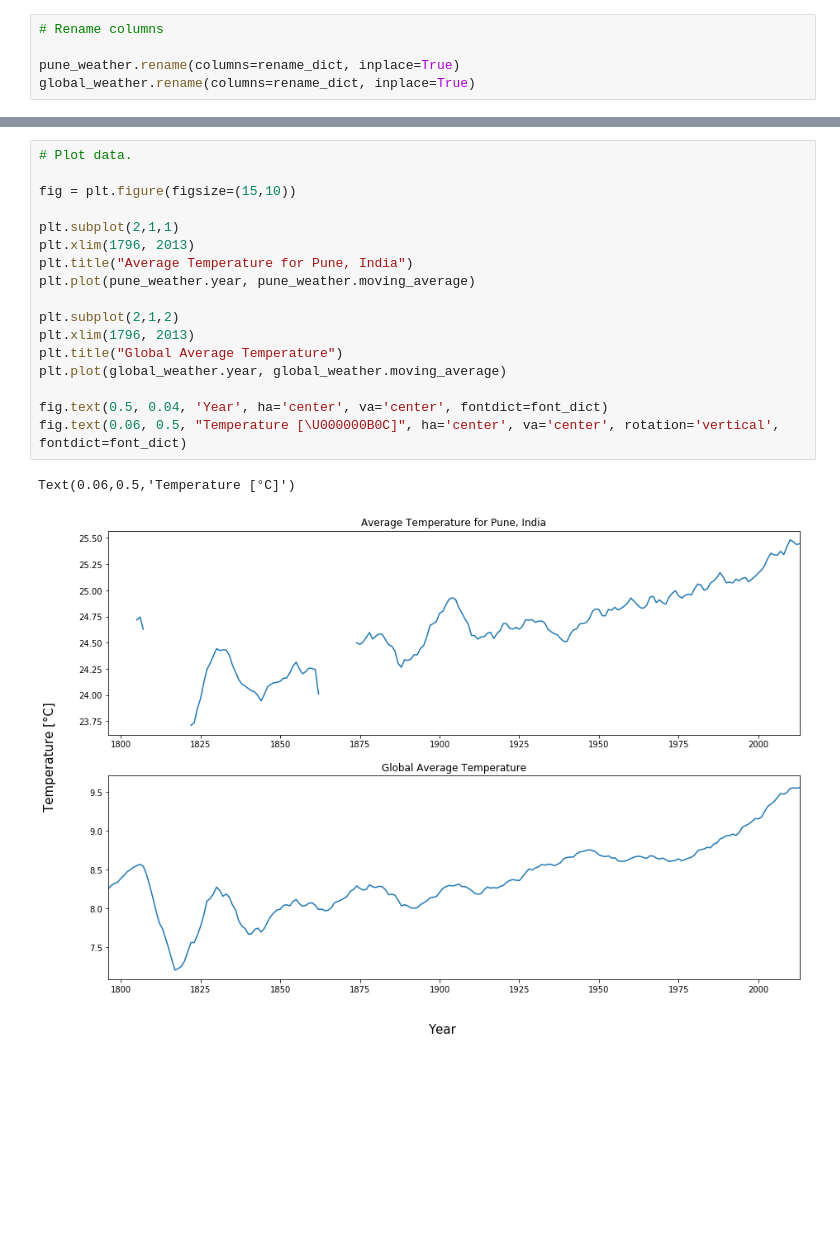
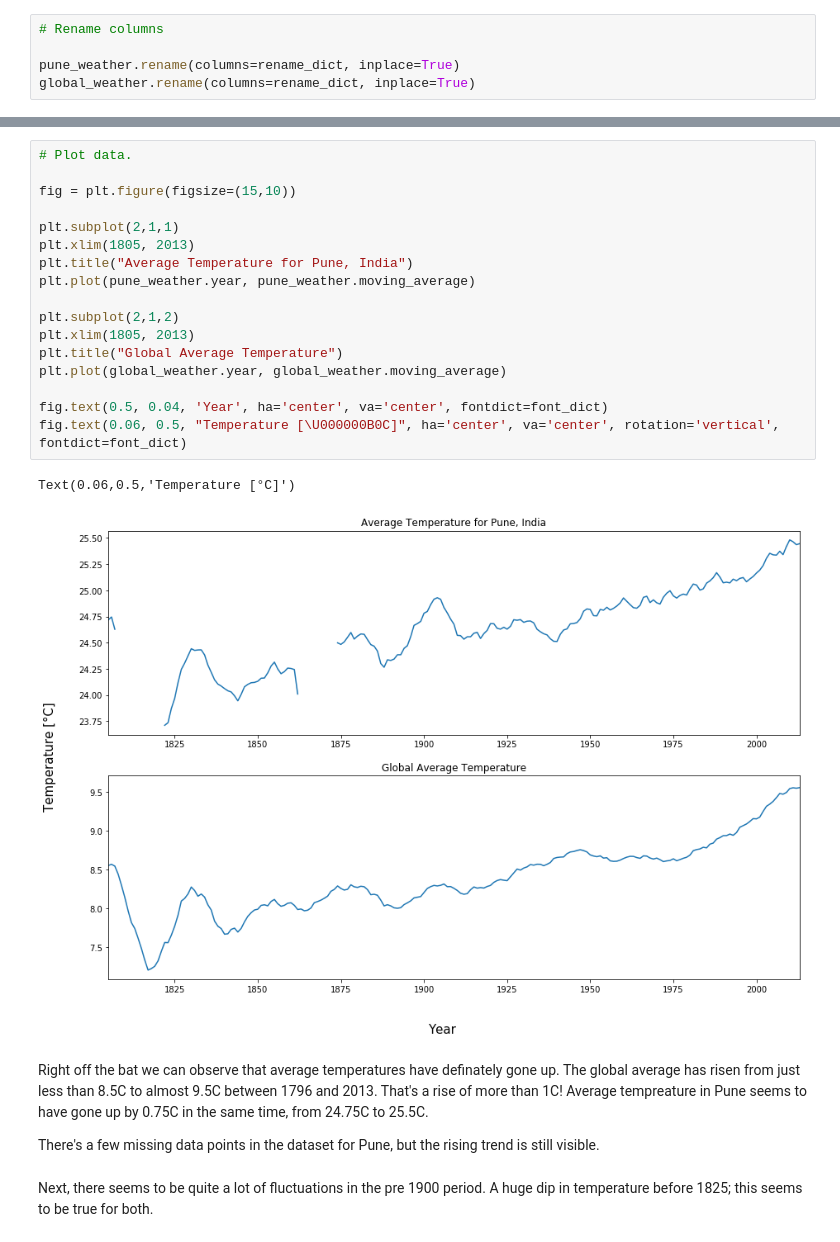
Before and after one commit to ParthThakur/Exploring-Weather-Trends, a Jupyter notebook: Explore Weather Trends.ipynb, the cells around one changed output, grey strips where cells are left out. Drawn from its saved outputs; the diff is of its cells as text; blank space fills up the shorter version.

```diff
--- a/Explore Weather Trends.ipynb
+++ b/Explore Weather Trends.ipynb
@@ -86,20 +85,26 @@ global_weather.head(10)
 # %%
 # Plot data.
 
 fig = plt.figure(figsize=(15,10))
 
 plt.subplot(2,1,1)
-plt.xlim(1796, 2013)
+plt.xlim(1805, 2013)
 plt.title("Average Temperature for Pune, India")
 plt.plot(pune_weather.year, pune_weather.moving_average)
 
 plt.subplot(2,1,2)
-plt.xlim(1796, 2013)
+plt.xlim(1805, 2013)
 plt.title("Global Average Temperature")
 plt.plot(global_weather.year, global_weather.moving_average)
 
 fig.text(0.5, 0.04, 'Year', ha='center', va='center', fontdict=font_dict)
 fig.text(0.06, 0.5, "Temperature [\U000000B0C]", ha='center', va='center', rotation='vertical', fontdict=font_dict)
 # %% [output]
 Text(0.06,0.5,'Temperature [°C]')
-[figure, old version]
+[figure, new version]
+# %% [markdown]
+Right off the bat we can observe that average temperatures have definately gone up. The global average has risen from just less than 8.5C to almost 9.5C between 1796 and 2013. That's a rise of more than 1C! Average tempreature in Pune seems to have gone up by 0.75C in the same time, from 24.75C to 25.5C.
+
+There's a few missing data points in the dataset for Pune, but the rising trend is still visible.
+# %% [markdown]
+Next, there seems to be quite a lot of fluctuations in the pre 1900 period. A huge dip in temperature before 1825; this seems to be true for both.
```
Also changed, not shown: parts of 4 cells of this notebook.
